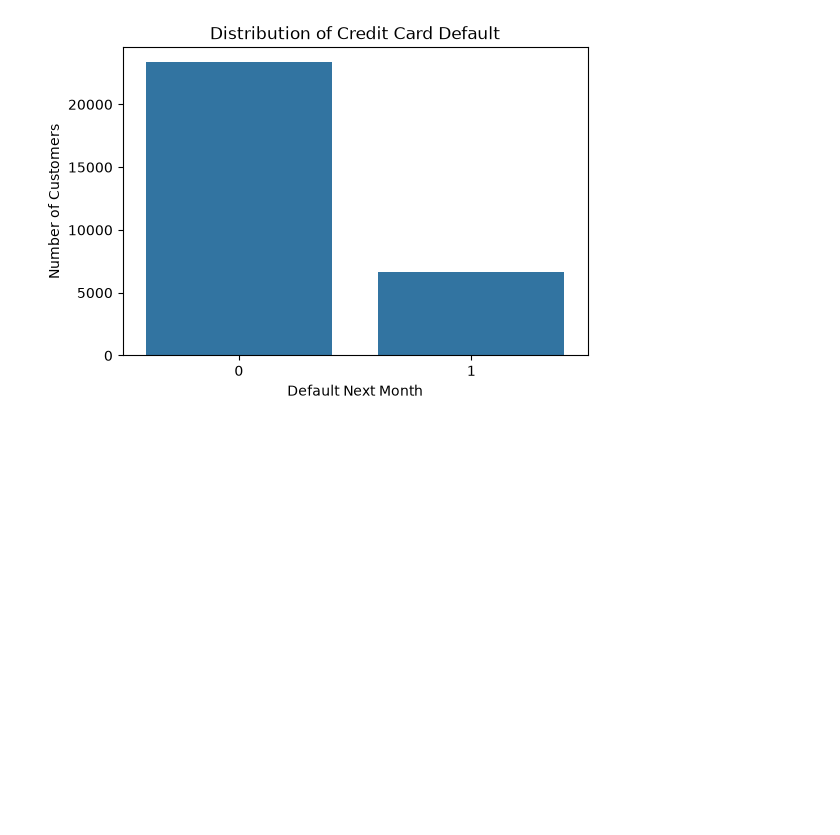
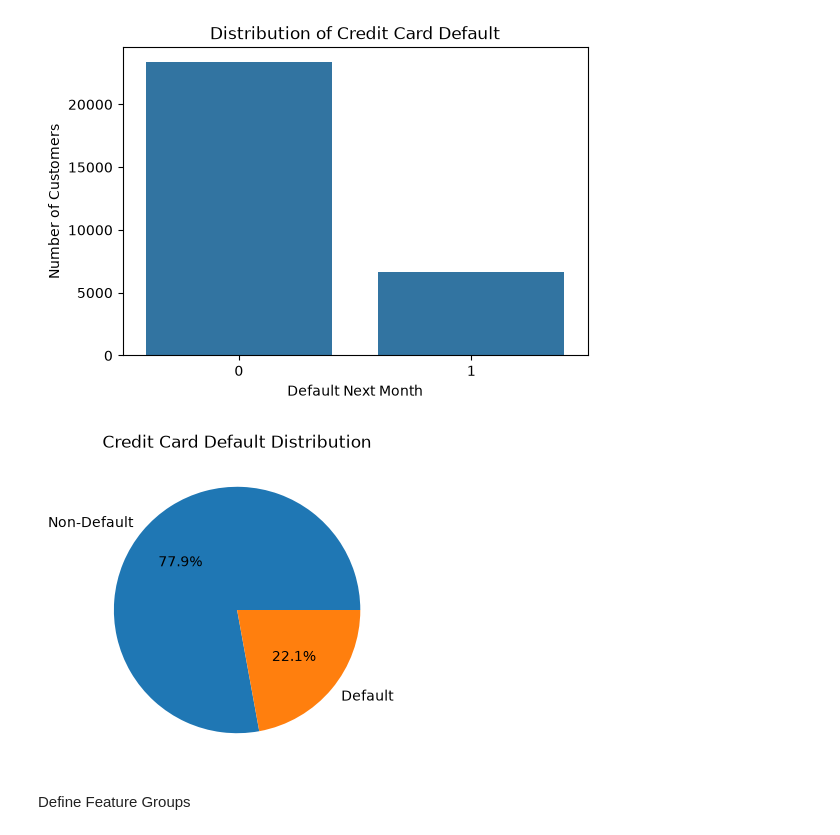
Before and after one commit to chamudi01/Credit-Risk-Scoring-System, a Jupyter notebook: notebooks/01_data_understanding.ipynb, the cells around one changed output. Cells and saved outputs as stored; diff of their text form; code cells hidden in the pictures; blank space fills up the shorter version.

```diff
--- a/notebooks/01_data_understanding.ipynb
+++ b/notebooks/01_data_understanding.ipynb
@@ -181,3 +230,21 @@ plt.ylabel("Number of Customers")
 plt.show()
 # %% [output]
 [figure]
+# %%
+target_counts = df[target].value_counts()
+
+plt.figure(figsize=(6, 4))
+
+plt.pie(
+    target_counts,
+    labels=["Non-Default", "Default"],
+    autopct="%1.1f%%"
+)
+
+plt.title("Credit Card Default Distribution")
+
+plt.show()
+# %% [output]
+[figure, added]
+# %% [markdown]
+Define Feature Groups
```
Also changed, not shown: parts of 24 cells of this notebook.
